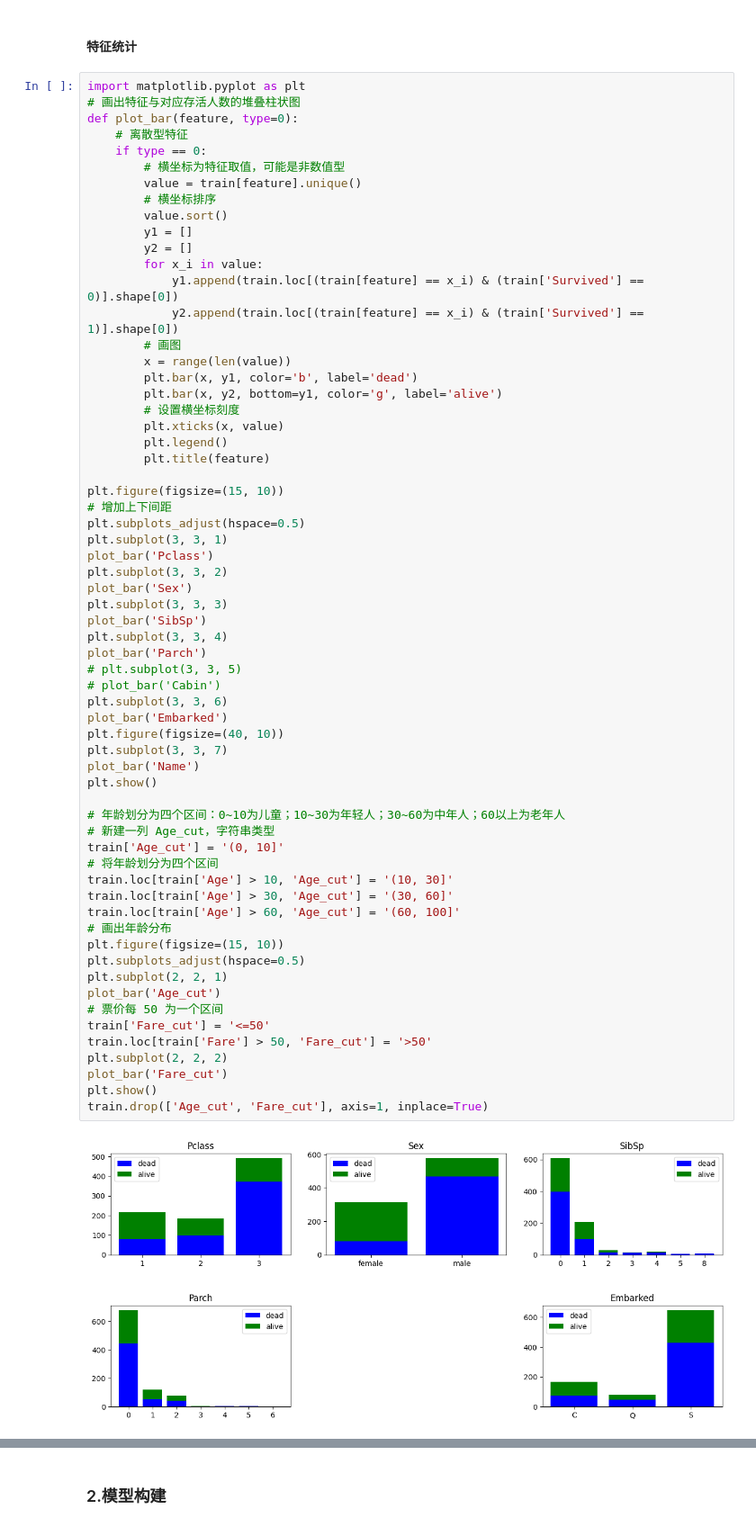
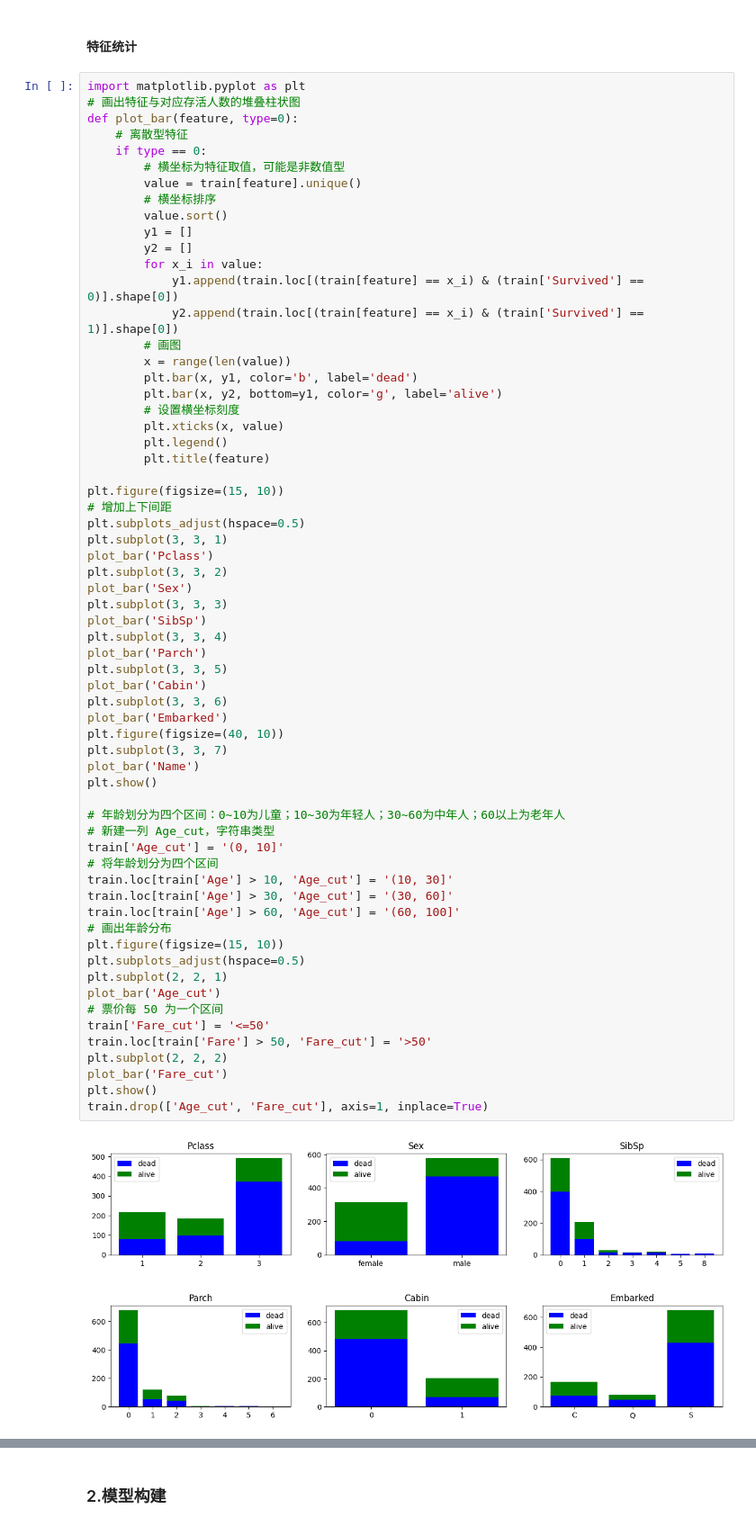
Before and after one commit to baqiyansheng/Titanic, a Jupyter notebook: src/titanic.ipynb, the cells around one changed output, grey strips where cells are left out. Shown at 90% size. Drawn from its saved outputs; the diff is of its cells as text.

```diff
--- a/src/titanic.ipynb
+++ b/src/titanic.ipynb
@@ -134,36 +150,36 @@ plt.subplot(3, 3, 3)
 plot_bar('SibSp')
 plt.subplot(3, 3, 4)
 plot_bar('Parch')
-# plt.subplot(3, 3, 5)
-# plot_bar('Cabin')
+plt.subplot(3, 3, 5)
+plot_bar('Cabin')
 plt.subplot(3, 3, 6)
 plot_bar('Embarked')
 plt.figure(figsize=(40, 10))
 plt.subplot(3, 3, 7)
 plot_bar('Name')
 plt.show()
 
 # 年龄划分为四个区间：0~10为儿童；10~30为年轻人；30~60为中年人；60以上为老年人
 # 新建一列 Age_cut，字符串类型
 train['Age_cut'] = '(0, 10]'
 # 将年龄划分为四个区间
 train.loc[train['Age'] > 10, 'Age_cut'] = '(10, 30]'
 train.loc[train['Age'] > 30, 'Age_cut'] = '(30, 60]'
 train.loc[train['Age'] > 60, 'Age_cut'] = '(60, 100]'
 # 画出年龄分布
 plt.figure(figsize=(15, 10))
 plt.subplots_adjust(hspace=0.5)
 plt.subplot(2, 2, 1)
 plot_bar('Age_cut')
 # 票价每 50 为一个区间
 train['Fare_cut'] = '<=50'
 train.loc[train['Fare'] > 50, 'Fare_cut'] = '>50'
 plt.subplot(2, 2, 2)
 plot_bar('Fare_cut')
 plt.show()
 train.drop(['Age_cut', 'Fare_cut'], axis=1, inplace=True)
 # %% [output]
-[figure, old version]
+[figure, new version]
 [figure]
 [figure]
 # %% [markdown]
```
Also changed, not shown: parts of 6 cells of this notebook, 7 other files.
